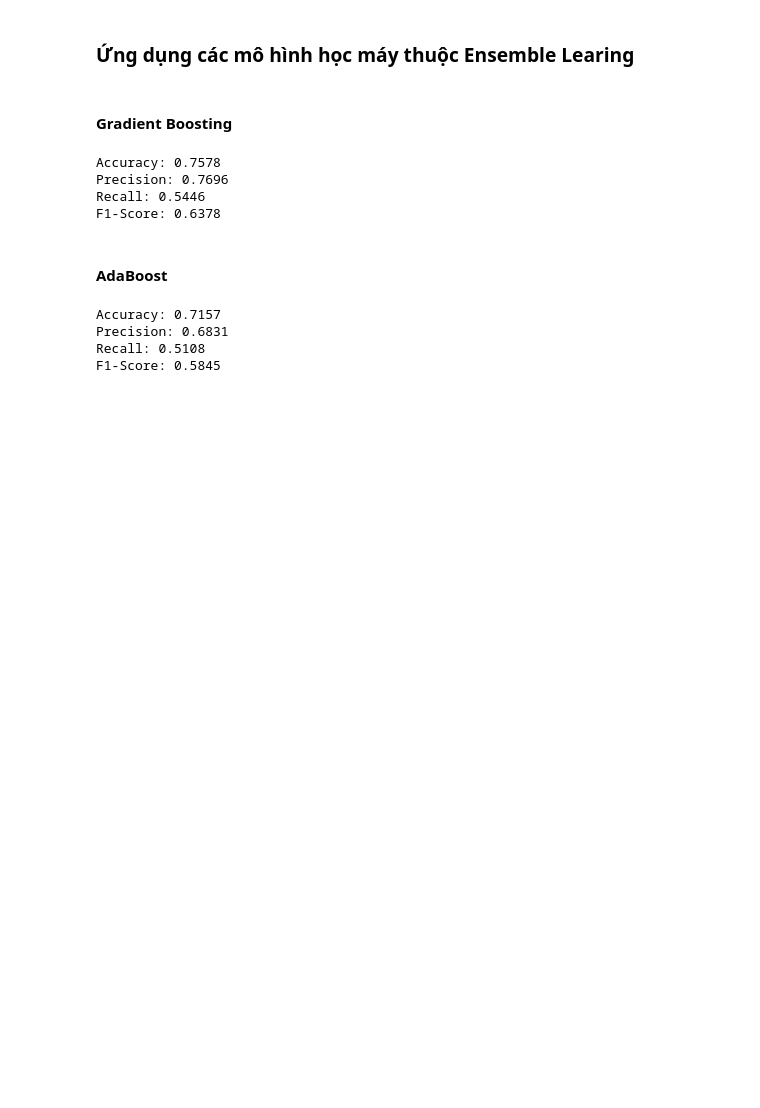
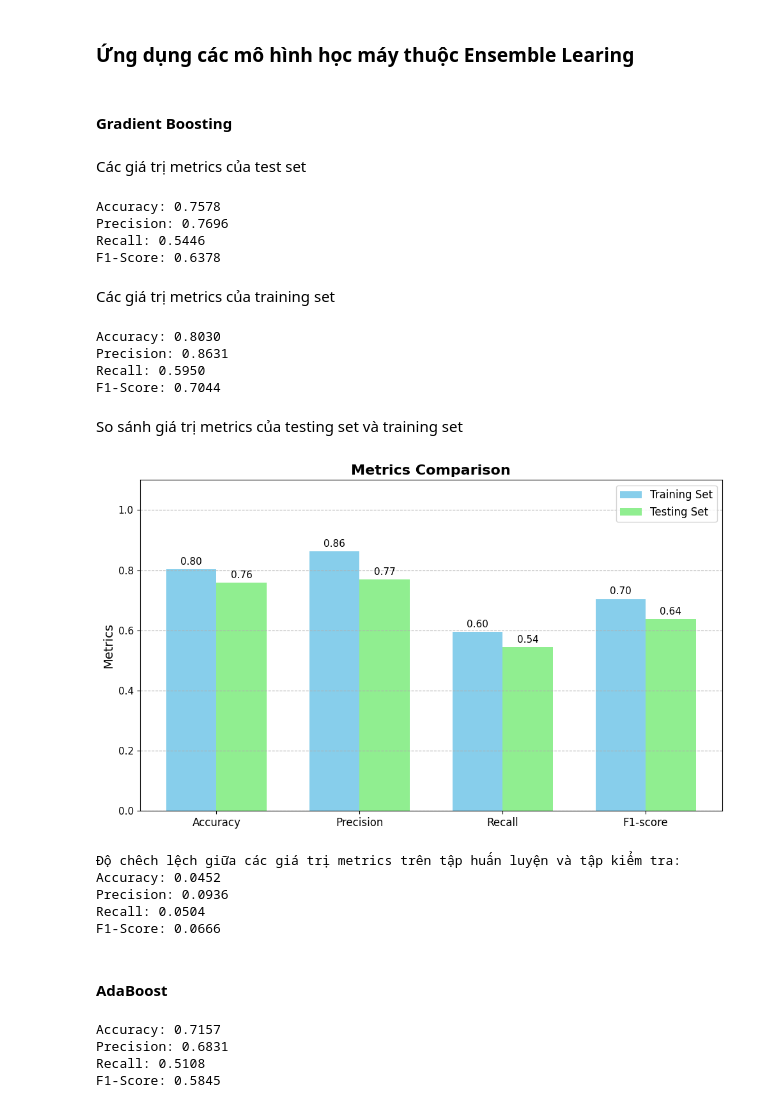
Before and after one commit to trnqbao/machine-learning-final-project, a Jupyter notebook: Ex2.ipynb, the cells around one changed output. Saved outputs shown, nothing was run; the diff lists cells and outputs as text; code cells hidden in the pictures; blank space fills up the shorter version.

```diff
--- a/Ex2.ipynb
+++ b/Ex2.ipynb
@@ -550,5 +601,7 @@ X_train, X_test, y_train, y_test = train_test_split(X_scaled, y, random_state=5,
 ### Ứng dụng các mô hình học máy thuộc Ensemble Learing
 # %% [markdown]
 #### Gradient Boosting
+# %% [markdown]
+Các giá trị metrics của test set
 # %%
 from sklearn.ensemble import GradientBoostingClassifier
@@ -572,6 +622,37 @@ Accuracy: 0.7578
 Precision: 0.7696
 Recall: 0.5446
 F1-Score: 0.6378
+# %% [markdown]
+Các giá trị metrics của training set
+# %%
+y_train_pred = gb_clf.predict(X_train)
+
+gb_train_accuracy = accuracy_score(y_train, y_train_pred)
+gb_train_precision = precision_score(y_train, y_train_pred)
+gb_train_recall = recall_score(y_train, y_train_pred)
+gb_train_f1 = f1_score(y_train, y_train_pred)
+
+print_metrics(gb_train_accuracy, gb_train_precision, gb_train_recall, gb_train_f1)
+# %% [output]
+Accuracy: 0.8030
+Precision: 0.8631
+Recall: 0.5950
+F1-Score: 0.7044
+# %% [markdown]
+So sánh giá trị metrics của testing set và training set
+# %%
+training_metrics = [gb_train_accuracy, gb_train_precision, gb_train_recall, gb_train_f1]
+testing_metrics = [gb_accuracy, gb_precision, gb_recall, gb_f1]
+
+compare_metrics(training_metrics, testing_metrics)
+compute_metric_difference(training_metrics, testing_metrics)
+# %% [output]
+[figure, added]
+Độ chêch lệch giữa các giá trị metrics trên tập huấn luyện và tập kiểm tra:
+Accuracy: 0.0452
+Precision: 0.0936
+Recall: 0.0504
+F1-Score: 0.0666
 # %% [markdown]
 #### AdaBoost
 # %%
```
Also changed, not shown: parts of 54 cells of this notebook.
